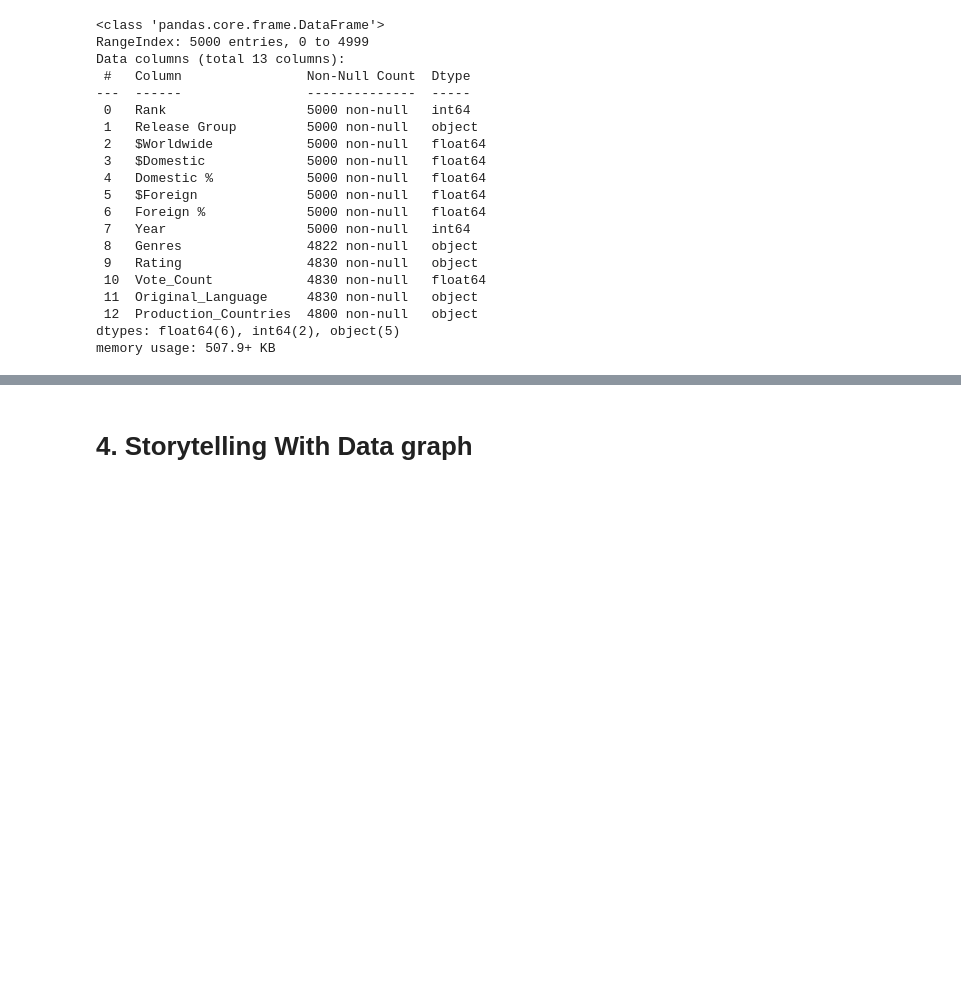
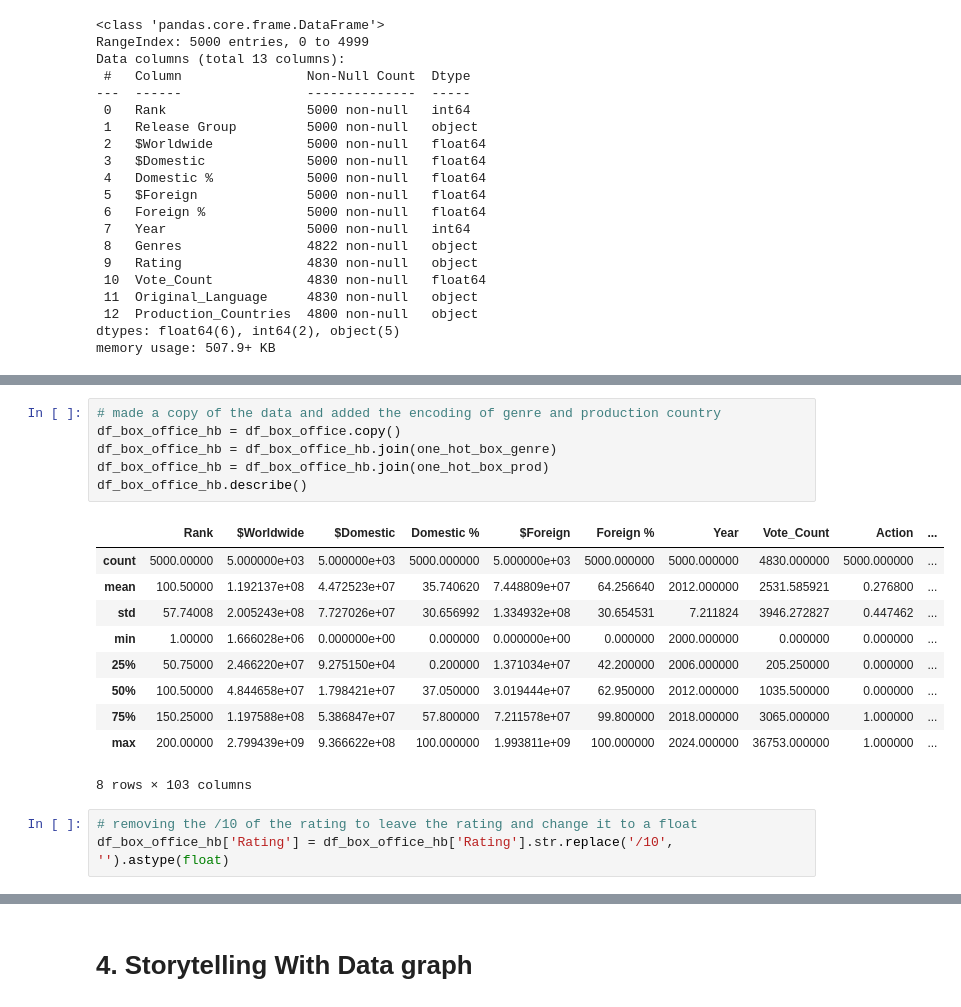
Before and after one commit to keshleem/dx699-summerai-homework2, a Jupyter notebook: OMDS-ModB2-Week2-Martin-Keshia-Lee.ipynb, the cells around one changed output, grey strips where cells are left out. Drawn from its saved outputs; the diff is of its cells as text; blank space fills up the shorter version.

```diff
--- a/OMDS-ModB2-Week2-Martin-Keshia-Lee.ipynb
+++ b/OMDS-ModB2-Week2-Martin-Keshia-Lee.ipynb
@@ -681,0 +738,20 @@ memory usage: 507.9+ KB
+# %%
+# made a copy of the data and added the encoding of genre and production country
+df_box_office_hb = df_box_office.copy()
+df_box_office_hb = df_box_office_hb.join(one_hot_box_genre)
+df_box_office_hb = df_box_office_hb.join(one_hot_box_prod)
+df_box_office_hb.describe()
+# %% [output]
+|  | Rank | $Worldwide | $Domestic | Domestic % | $Foreign | Foreign % | Year | Vote_Count | Action | ... |
+| count | 5000.00000 | 5.000000e+03 | 5.000000e+03 | 5000.000000 | 5.000000e+03 | 5000.000000 | 5000.000000 | 4830.000000 | 5000.000000 | ... |
+| mean | 100.50000 | 1.192137e+08 | 4.472523e+07 | 35.740620 | 7.448809e+07 | 64.256640 | 2012.000000 | 2531.585921 | 0.276800 | ... |
+| std | 57.74008 | 2.005243e+08 | 7.727026e+07 | 30.656992 | 1.334932e+08 | 30.654531 | 7.211824 | 3946.272827 | 0.447462 | ... |
+| min | 1.00000 | 1.666028e+06 | 0.000000e+00 | 0.000000 | 0.000000e+00 | 0.000000 | 2000.000000 | 0.000000 | 0.000000 | ... |
+| 25% | 50.75000 | 2.466220e+07 | 9.275150e+04 | 0.200000 | 1.371034e+07 | 42.200000 | 2006.000000 | 205.250000 | 0.000000 | ... |
+| 50% | 100.50000 | 4.844658e+07 | 1.798421e+07 | 37.050000 | 3.019444e+07 | 62.950000 | 2012.000000 | 1035.500000 | 0.000000 | ... |
+| 75% | 150.25000 | 1.197588e+08 | 5.386847e+07 | 57.800000 | 7.211578e+07 | 99.800000 | 2018.000000 | 3065.000000 | 1.000000 | ... |
+| max | 200.00000 | 2.799439e+09 | 9.366622e+08 | 100.000000 | 1.993811e+09 | 100.000000 | 2024.000000 | 36753.000000 | 1.000000 | ... |
+8 rows × 103 columns
+# %%
+# removing the /10 of the rating to leave the rating and change it to a float
+df_box_office_hb['Rating'] = df_box_office_hb['Rating'].str.replace('/10', '').astype(float)
```
Also changed, not shown: parts of 7 cells of this notebook, 1 other file.
